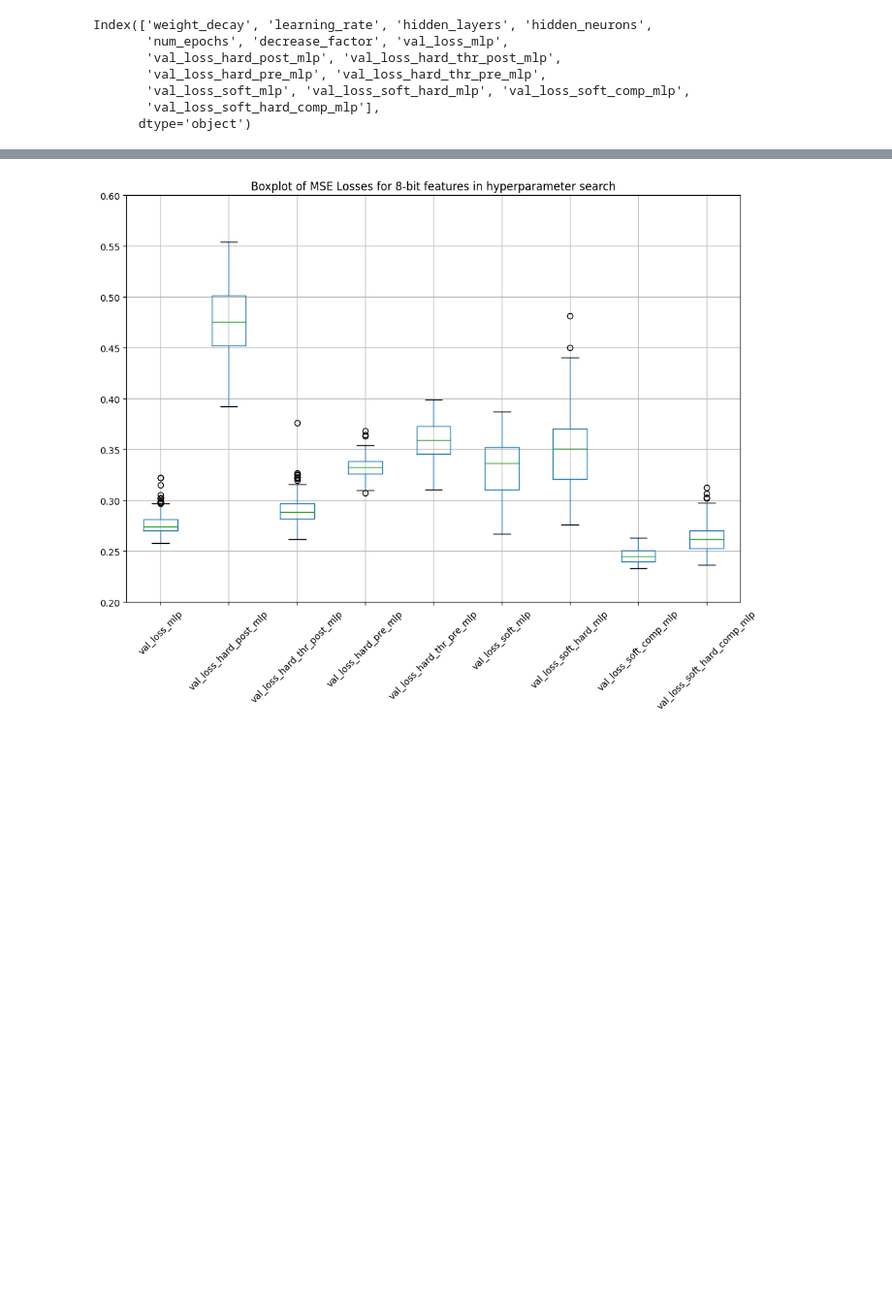
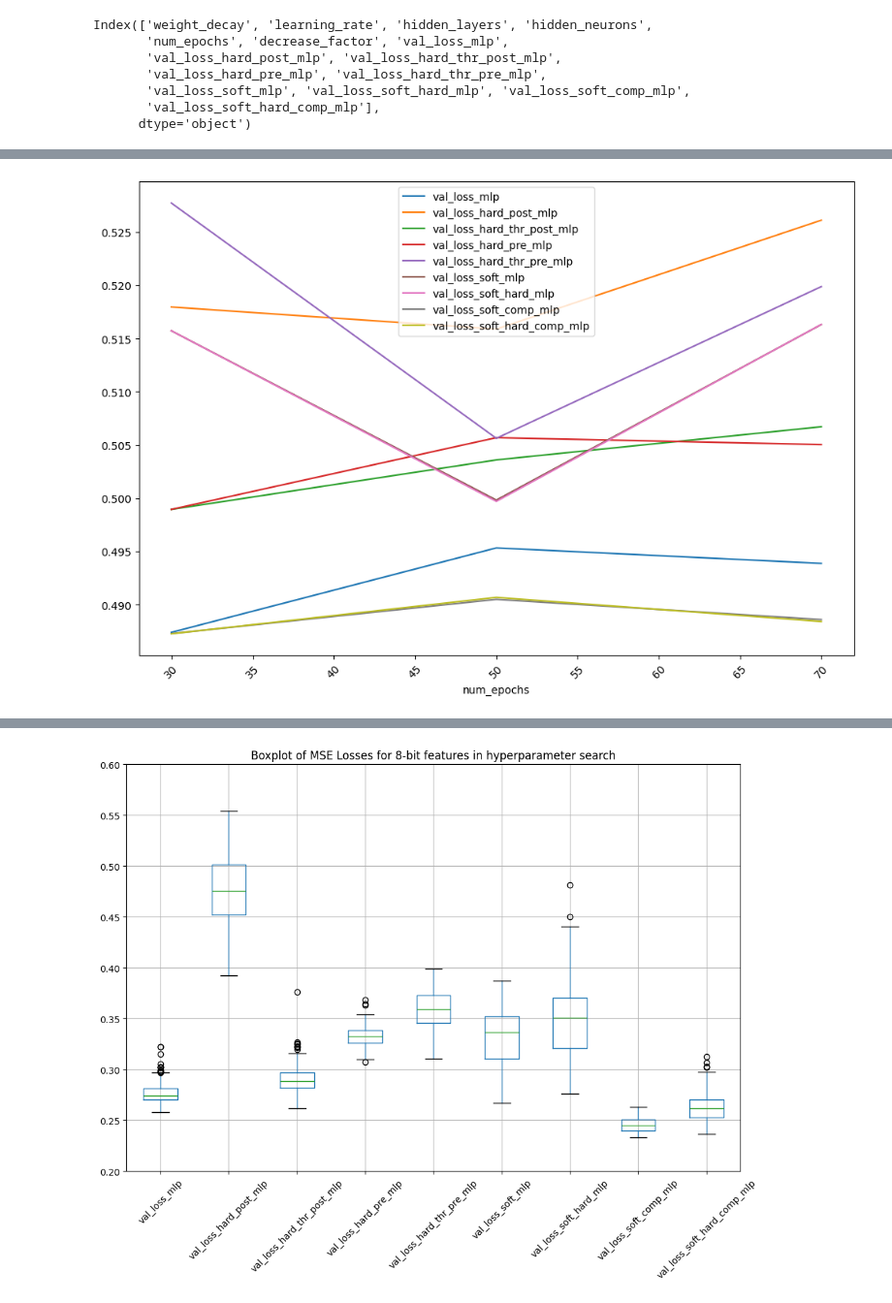
Before and after one commit to kschr40/FeatureCompression, a Jupyter notebook: notebooks/analyse_results.ipynb, the cells around one changed output, grey strips where cells are left out. Shown at 97% size. Cells and saved outputs as stored; diff of their text form; code cells hidden in the pictures; blank space fills up the shorter version.

```diff
--- a/notebooks/analyse_results.ipynb
+++ b/notebooks/analyse_results.ipynb
@@ -43,0 +93,8 @@ plt.show()
+# %%
+hyperparameter = 'num_epochs'
+temp = df.groupby(hyperparameter).quantile(0.03)
+temp[loss_columns].plot(figsize=(12, 8))
+plt.xticks(rotation=45)
+plt.show()
+# %% [output]
+[figure, added]
```
Also changed, not shown: parts of 13 cells of this notebook, 1 other file.
